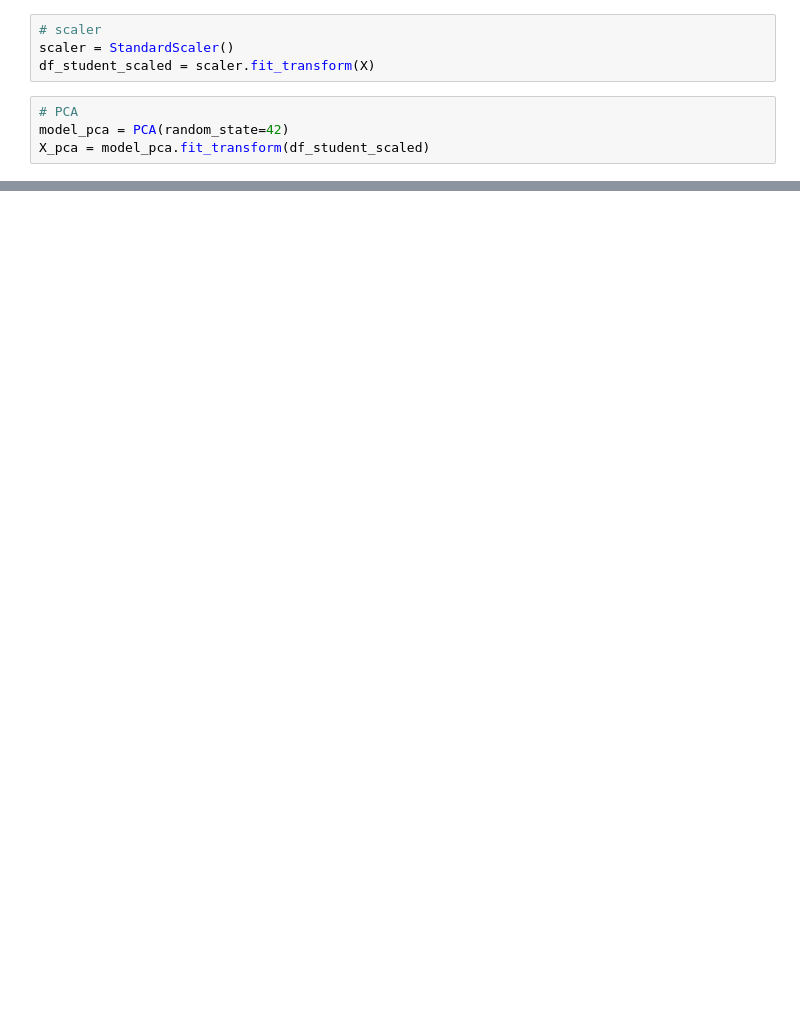
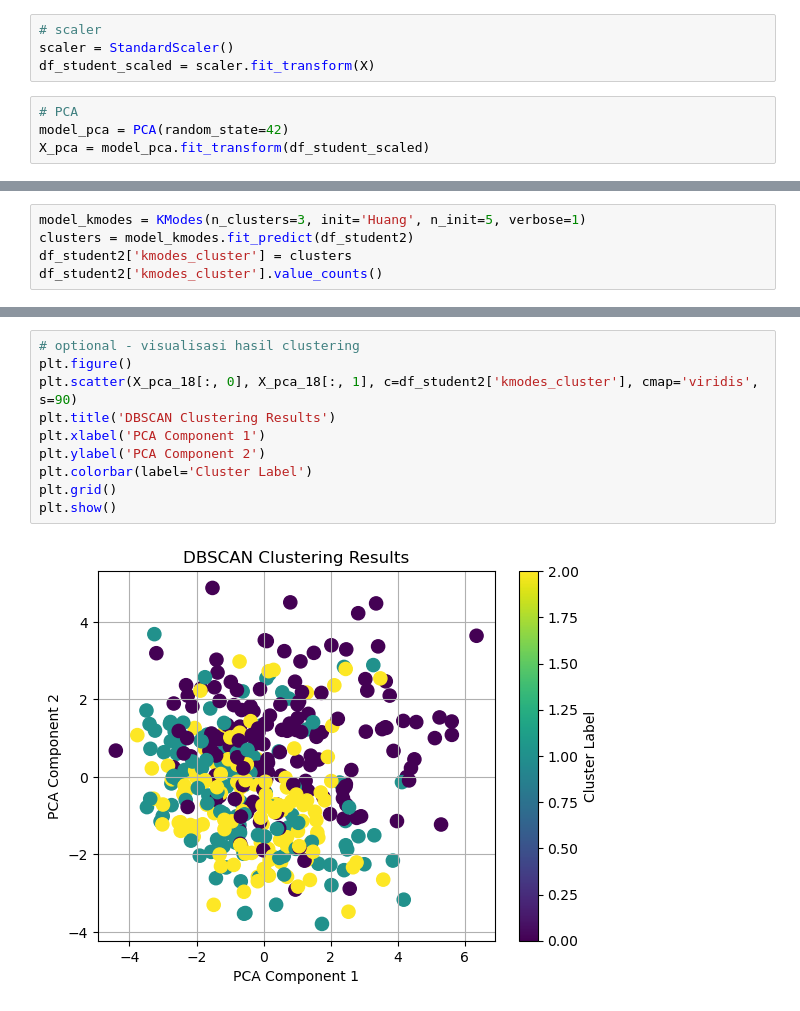
Before and after one commit to stefkwan/pytn_300725, a Jupyter notebook: sesi16_FinalProject.ipynb, the cells around one changed output, grey strips where cells are left out. Drawn from its saved outputs; the diff is of its cells as text; blank space fills up the shorter version.

```diff
--- a/sesi16_FinalProject.ipynb
+++ b/sesi16_FinalProject.ipynb
@@ -188,0 +249,5 @@ plt.show()
+# %%
+model_kmodes = KModes(n_clusters=3, init='Huang', n_init=5, verbose=1)
+clusters = model_kmodes.fit_predict(df_student2)
+df_student2['kmodes_cluster'] = clusters
+df_student2['kmodes_cluster'].value_counts()
@@ -188,0 +277,12 @@ plt.show()
+# %%
+# optional - visualisasi hasil clustering
+plt.figure()
+plt.scatter(X_pca_18[:, 0], X_pca_18[:, 1], c=df_student2['kmodes_cluster'], cmap='viridis', s=90)
+plt.title('DBSCAN Clustering Results')
+plt.xlabel('PCA Component 1')
+plt.ylabel('PCA Component 2')
+plt.colorbar(label='Cluster Label')
+plt.grid()
+plt.show()
+# %% [output]
+[figure, added]
```
Also changed, not shown: parts of 16 cells of this notebook.
